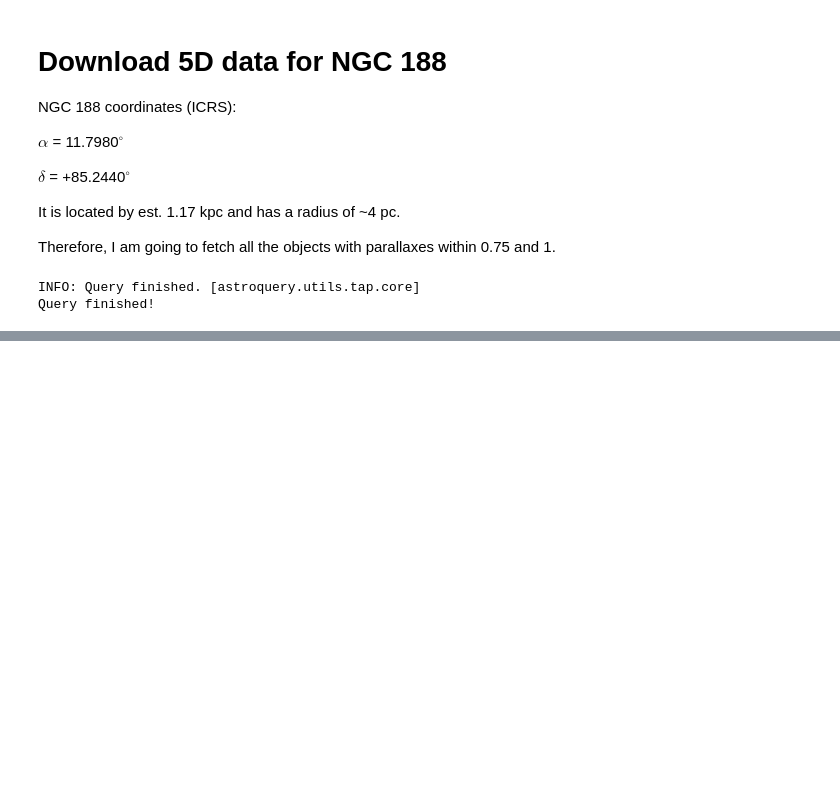
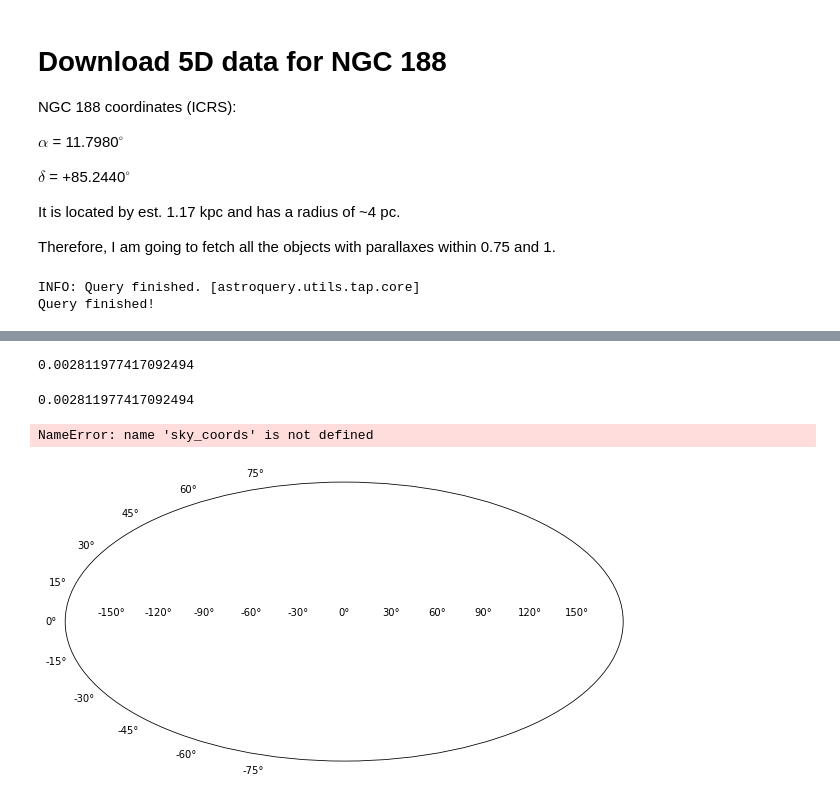
Before and after one commit to maja-jablonska/blue-stragglers-with-gaia, a Jupyter notebook: ngc_188_download_data.ipynb, the cells around one changed output, grey strips where cells are left out. Drawn from its saved outputs; the diff is of its cells as text; code cells hidden in the pictures; blank space fills up the shorter version.

```diff
--- a/ngc_188_download_data.ipynb
+++ b/ngc_188_download_data.ipynb
@@ -35 +49,9 @@ sources.head()
+# %%
+sources[sources['ra']<100].ra.min()
+# %% [output]
+0.002811977417092494
+# %%
+sources['ra'].min()
+# %% [output]
+0.002811977417092494
 # %%
@@ -36,0 +59,9 @@ sources.to_csv('./data/ngc_188/2_deg.csv', index=None)
+# %%
+plt.figure(figsize=(10, 7))
+plt.subplot(111, projection="aitoff")
+plt.scatter(sky_coords.ra.radian, sky_coords.dec.radian, color='salmon', label=r'NGC 188 center$\pm 2^\circ$')
+plt.grid()
+plt.legend(loc='lower right', fontsize=14)
+# %% [output]
+NameError: name 'sky_coords' is not defined
+[figure, added]
```
Also changed, not shown: parts of 6 cells of this notebook, 2 other files.
